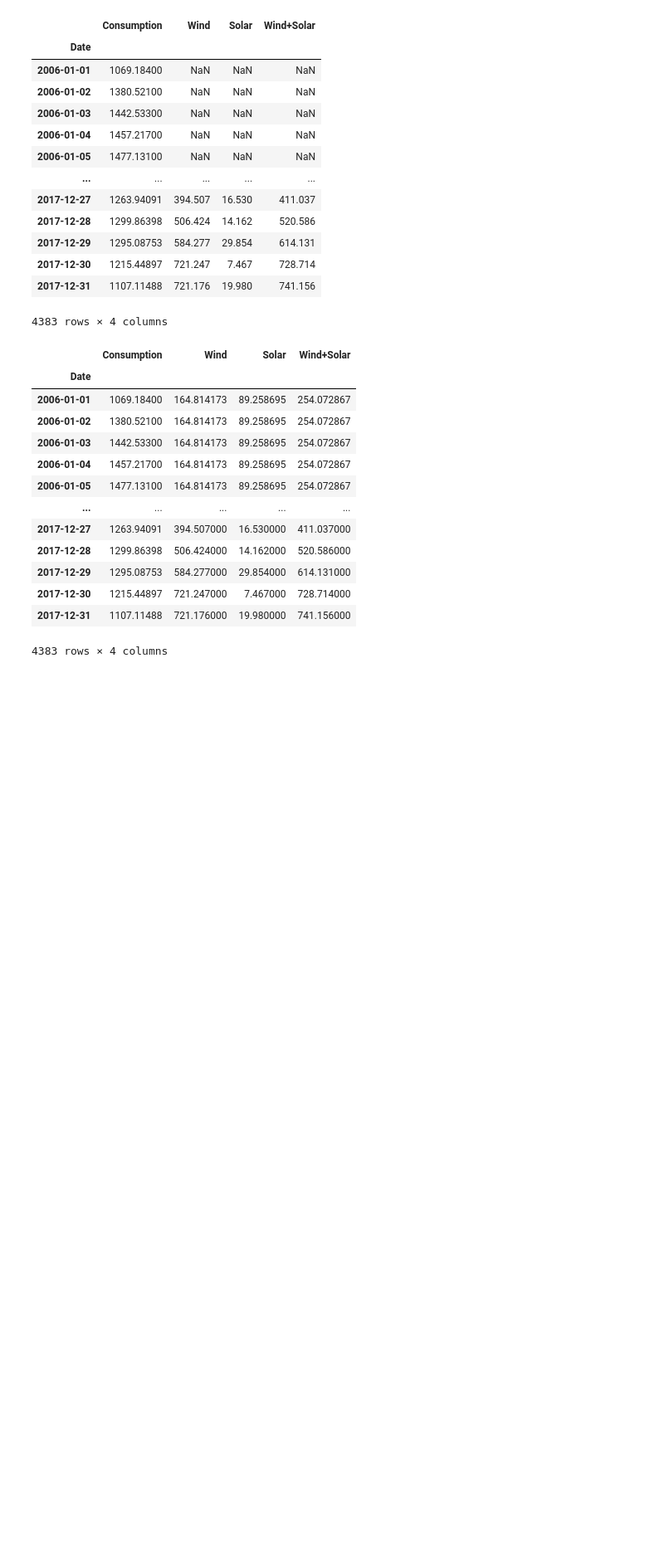
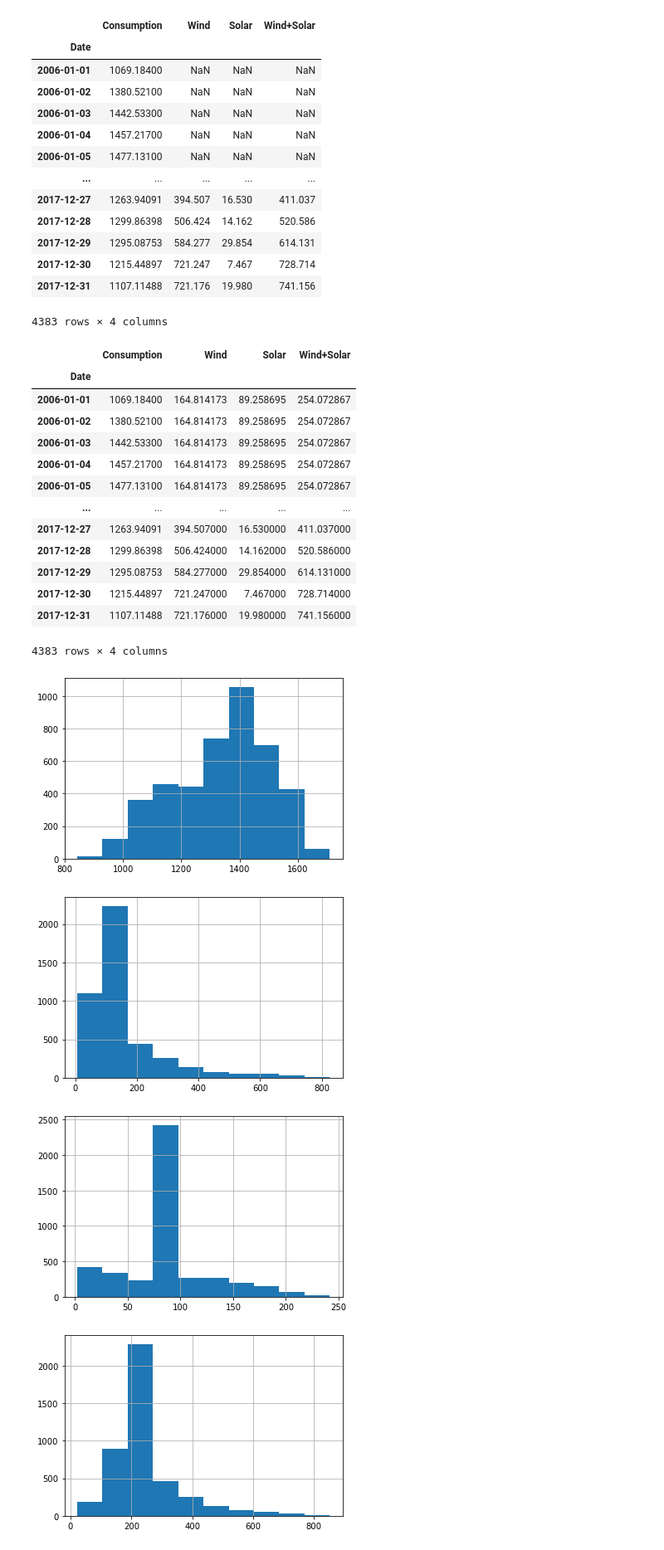
Before and after one commit to Zachary-Stufflebeme/time-series, a Jupyter notebook: Prepare-time-series.ipynb, the cells around one changed output. Shown at 83% size. Cells and saved outputs as stored; diff of their text form; code cells hidden in the pictures; blank space fills up the shorter version.

```diff
--- a/Prepare-time-series.ipynb
+++ b/Prepare-time-series.ipynb
@@ -128,3 +128,13 @@ df2
 | 2017-12-30 | 1215.44897 | 721.247000 | 7.467000 | 728.714000 |
 | 2017-12-31 | 1107.11488 | 721.176000 | 19.980000 | 741.156000 |
 4383 rows × 4 columns
+# %%
+for col in df2:
+    plot = df2[col]
+    plot.hist()
+    plt.show()
+# %% [output]
+[figure, added]
+[figure, added]
+[figure, added]
+[figure, added]
```
Also changed, not shown: parts of 3 cells of this notebook.
